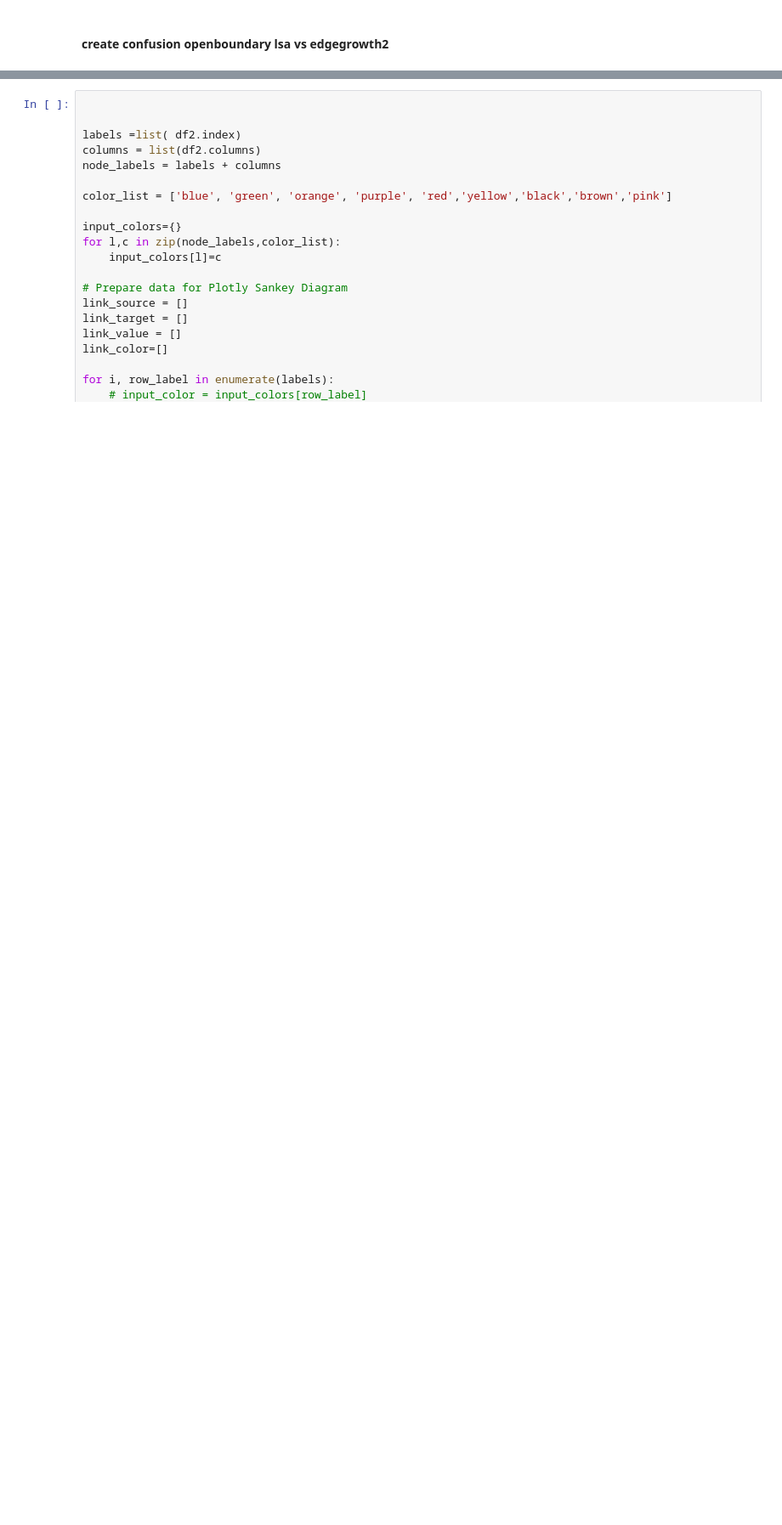
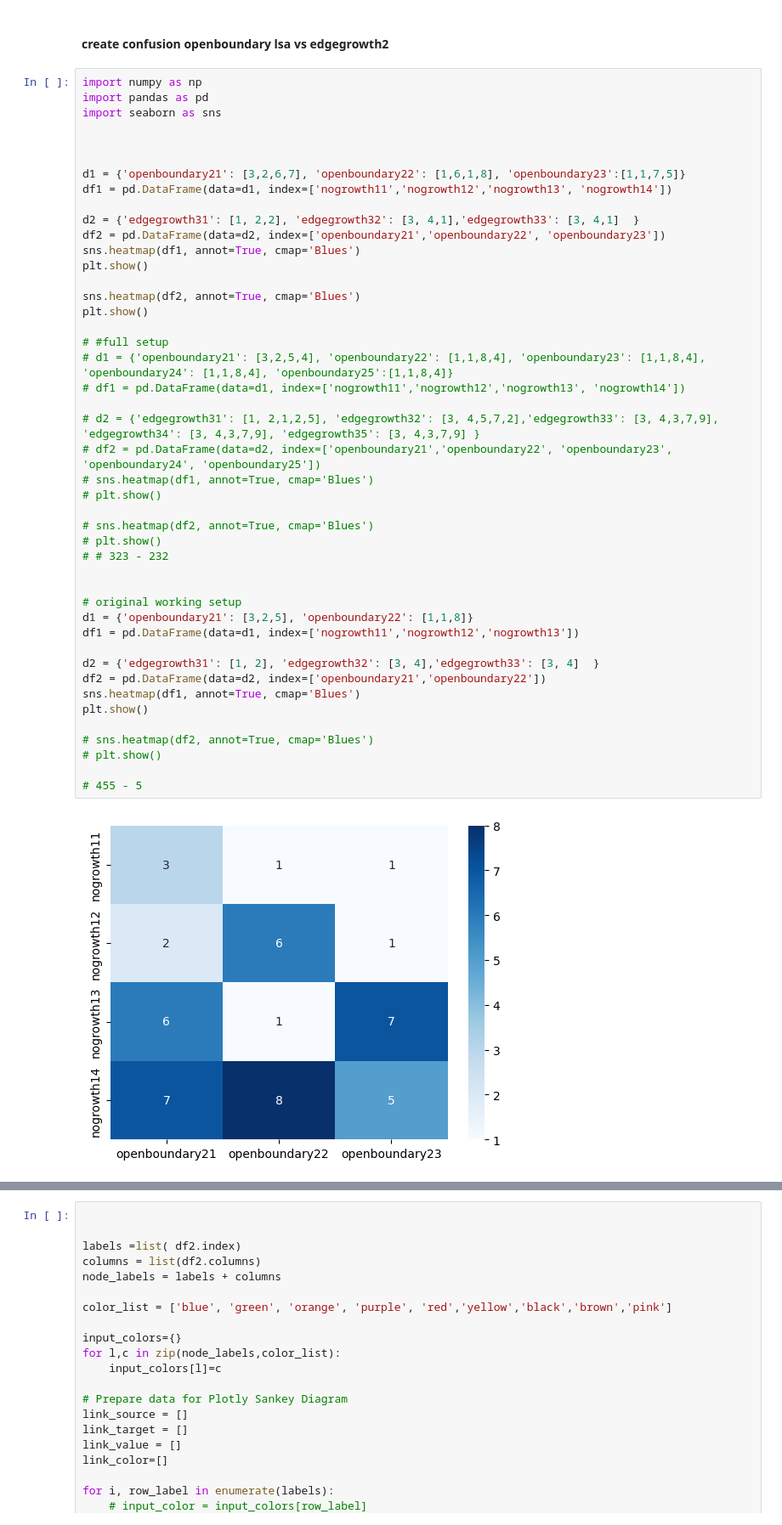
Before and after one commit to martinaoliver/modelling, a Jupyter notebook: growth/src/patternAnalysis/test_two_way_sankey.ipynb, the cells around one changed output, grey strips where cells are left out. Shown at 85% size. Drawn from its saved outputs; the diff is of its cells as text; blank space fills up the shorter version.

```diff
--- a/growth/src/patternAnalysis/test_two_way_sankey.ipynb
+++ b/growth/src/patternAnalysis/test_two_way_sankey.ipynb
@@ -19,3 +19,50 @@ import plotly.graph_objects as go
 import pandas as pd
 # %% [markdown]
 #### create confusion openboundary lsa vs edgegrowth2
+# %%
+import numpy as np
+import pandas as pd
+import seaborn as sns
+
+
+
+d1 = {'openboundary21': [3,2,6,7], 'openboundary22': [1,6,1,8], 'openboundary23':[1,1,7,5]}
+df1 = pd.DataFrame(data=d1, index=['nogrowth11','nogrowth12','nogrowth13', 'nogrowth14'])
+
+d2 = {'edgegrowth31': [1, 2,2], 'edgegrowth32': [3, 4,1],'edgegrowth33': [3, 4,1]  }
+df2 = pd.DataFrame(data=d2, index=['openboundary21','openboundary22', 'openboundary23'])
+sns.heatmap(df1, annot=True, cmap='Blues')
+plt.show()
+
+sns.heatmap(df2, annot=True, cmap='Blues')
+plt.show()
+
+# #full setup
+# d1 = {'openboundary21': [3,2,5,4], 'openboundary22': [1,1,8,4], 'openboundary23': [1,1,8,4], 'openboundary24': [1,1,8,4], 'openboundary25':[1,1,8,4]}
+# df1 = pd.DataFrame(data=d1, index=['nogrowth11','nogrowth12','nogrowth13', 'nogrowth14'])
+
+# d2 = {'edgegrowth31': [1, 2,1,2,5], 'edgegrowth32': [3, 4,5,7,2],'edgegrowth33': [3, 4,3,7,9], 'edgegrowth34': [3, 4,3,7,9], 'edgegrowth35': [3, 4,3,7,9] }
+# df2 = pd.DataFrame(data=d2, index=['openboundary21','openboundary22', 'openboundary23', 'openboundary24', 'openboundary25'])
+# sns.heatmap(df1, annot=True, cmap='Blues')
+# plt.show()
+
+# sns.heatmap(df2, annot=True, cmap='Blues')
+# plt.show()
+# # 323 - 232
+
+
+# original working setup
+d1 = {'openboundary21': [3,2,5], 'openboundary22': [1,1,8]}
+df1 = pd.DataFrame(data=d1, index=['nogrowth11','nogrowth12','nogrowth13'])
+
+d2 = {'edgegrowth31': [1, 2], 'edgegrowth32': [3, 4],'edgegrowth33': [3, 4]  }
+df2 = pd.DataFrame(data=d2, index=['openboundary21','openboundary22'])
+sns.heatmap(df1, annot=True, cmap='Blues')
+plt.show()
+
+# sns.heatmap(df2, annot=True, cmap='Blues')
+# plt.show()
+
+# 455 - 5
+# %% [output]
+[figure, added]
```
Also changed, not shown: parts of 7 cells of this notebook, 14 other files.
